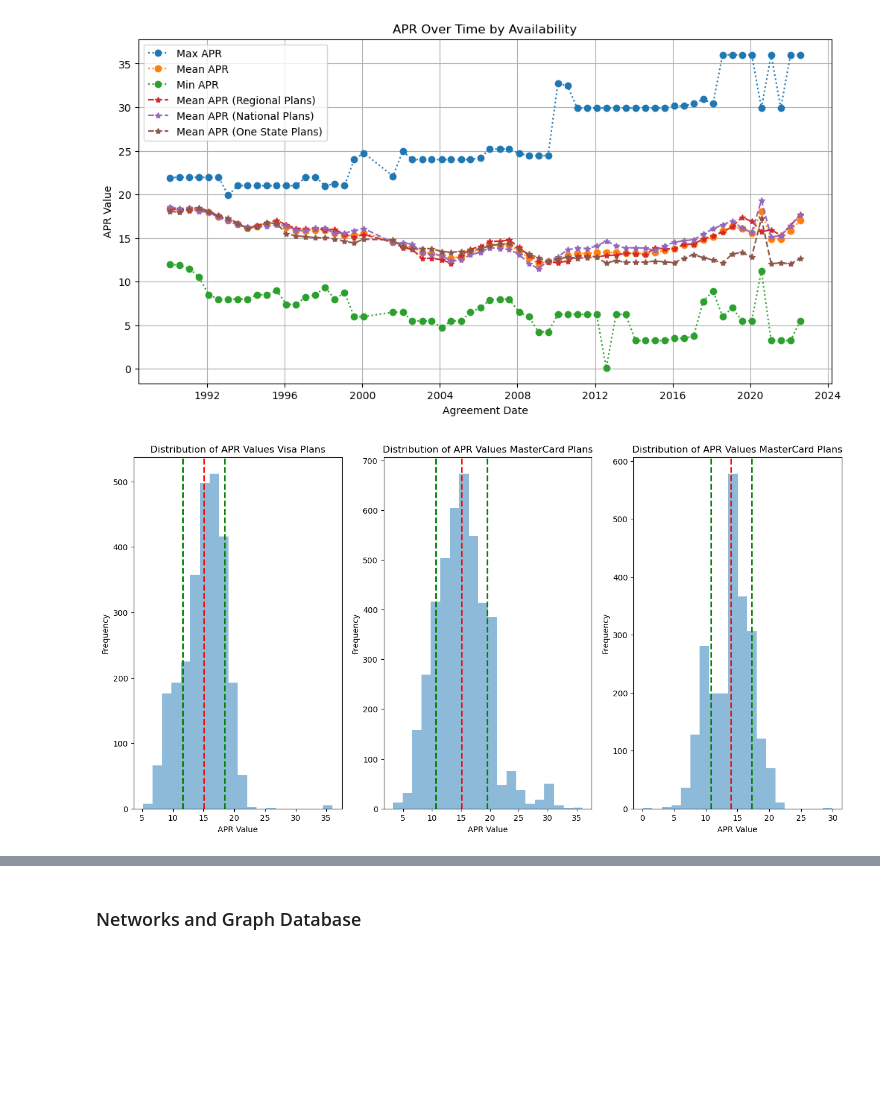
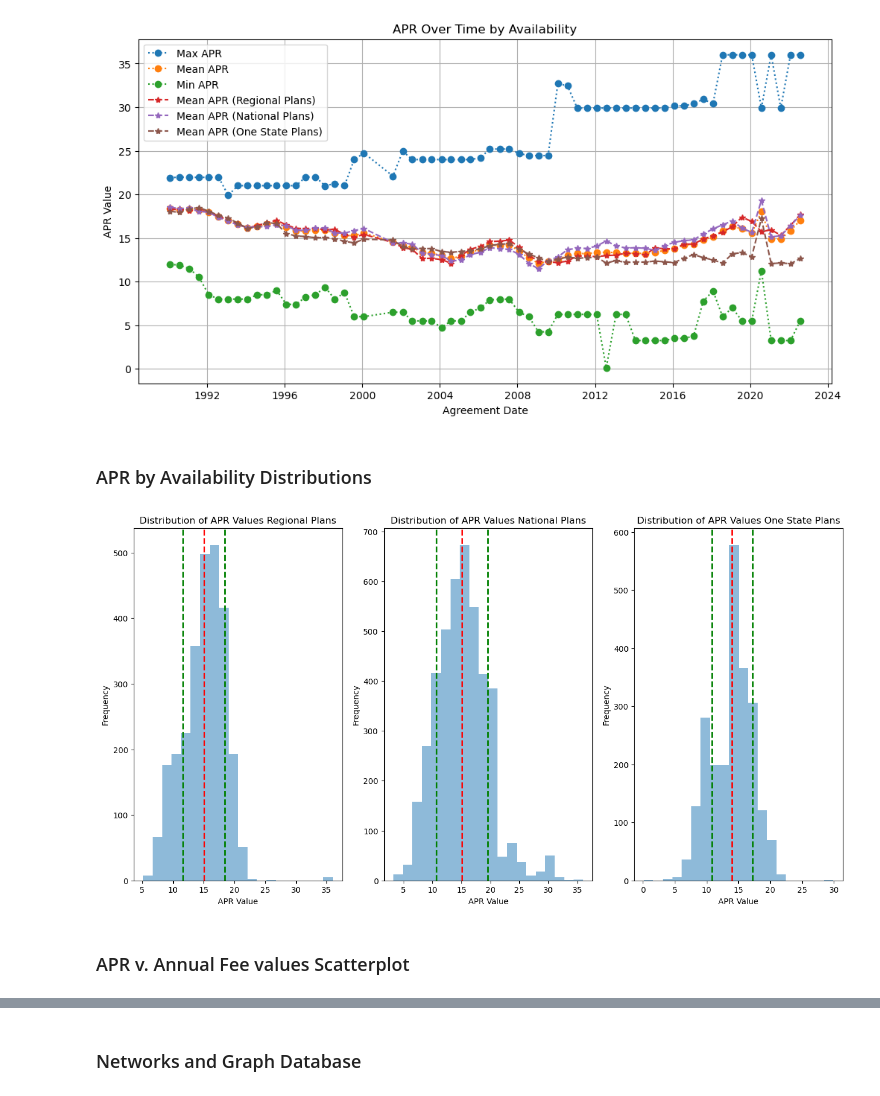
Before and after one commit to DanielGroneberg/TOP_project, a Jupyter notebook: code/CFPB_Data.ipynb, the cells around one changed output, grey strips where cells are left out. Cells and saved outputs as stored; diff of their text form; code cells hidden in the pictures; blank space fills up the shorter version.

```diff
--- a/code/CFPB_Data.ipynb
+++ b/code/CFPB_Data.ipynb
@@ -851,36 +928,40 @@ mean_national_val = national_df['APR'].mean()
 std_national_value = national_df['APR'].std()
 mean_os_val = one_state_df['APR'].mean()
 std_os_value = one_state_df['APR'].std()
+# %% [markdown]
+### APR by Availability Distributions
 # %%
 # Create a figure with multiple subplots
 fig, axes = plt.subplots(nrows=1, ncols=3, figsize=(16, 8))
 
 # Plot the distribution of APR values
 axes[0].hist(regional_df['APR'], bins=20, alpha=0.5, label="Visa Plans")
 axes[0].axvline(mean_regional_val, color='r', linestyle='dashed', linewidth=2, label='Mean')
 axes[0].axvline(mean_regional_val + std_regional_val, color='g', linestyle='dashed', linewidth=2, label='Mean + 1 Std Dev')
 axes[0].axvline(mean_regional_val - std_regional_val, color='g', linestyle='dashed', linewidth=2, label='Mean - 1 Std Dev')
 axes[1].hist(national_df['APR'], bins=20, alpha=0.5, label="Mastercard Plans")
 axes[1].axvline(mean_national_val, color='r', linestyle='dashed', linewidth=2, label='Mean')
 axes[1].axvline(mean_national_val + std_national_value, color='g', linestyle='dashed', linewidth=2, label='Mean + 1 Std Dev')
 axes[1].axvline(mean_national_val - std_national_value, color='g', linestyle='dashed', linewidth=2, label='Mean - 1 Std Dev')
 axes[2].hist(one_state_df['APR'], bins=20, alpha=0.5, label="Mastercard Plans")
 axes[2].axvline(mean_os_val, color='r', linestyle='dashed', linewidth=2, label='Mean')
 axes[2].axvline(mean_os_val + std_os_value, color='g', linestyle='dashed', linewidth=2, label='Mean + 1 Std Dev')
 axes[2].axvline(mean_os_val - std_os_value, color='g', linestyle='dashed', linewidth=2, label='Mean - 1 Std Dev')
 
 # Set labels and title
 axes[0].set_xlabel("APR Value")
 axes[0].set_ylabel("Frequency")
-axes[0].set_title("Distribution of APR Values Visa Plans")
+axes[0].set_title("Distribution of APR Values Regional Plans")
 axes[1].set_xlabel("APR Value")
 axes[1].set_ylabel("Frequency")
-axes[1].set_title("Distribution of APR Values MasterCard Plans")
+axes[1].set_title("Distribution of APR Values National Plans")
 axes[2].set_xlabel("APR Value")
 axes[2].set_ylabel("Frequency")
-axes[2].set_title("Distribution of APR Values MasterCard Plans")
+axes[2].set_title("Distribution of APR Values One State Plans")
 
 # Show the plot
 plt.show()
 # %% [output]
-[figure, old version]
+[figure, new version]
+# %% [markdown]
+### APR v. Annual Fee values Scatterplot
```
Also changed, not shown: parts of 22 cells of this notebook.
